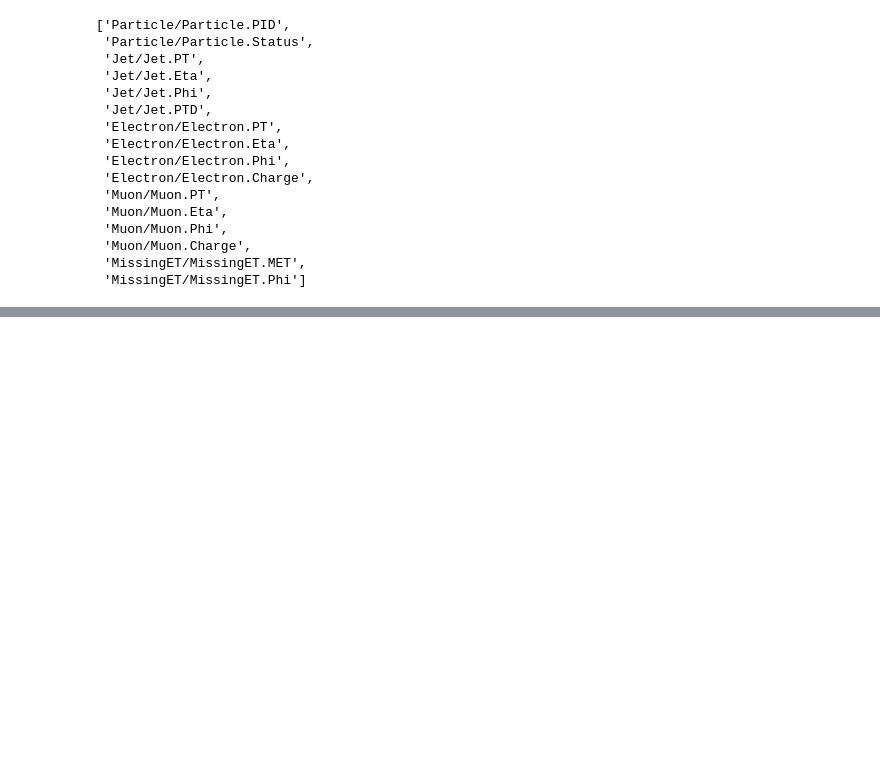
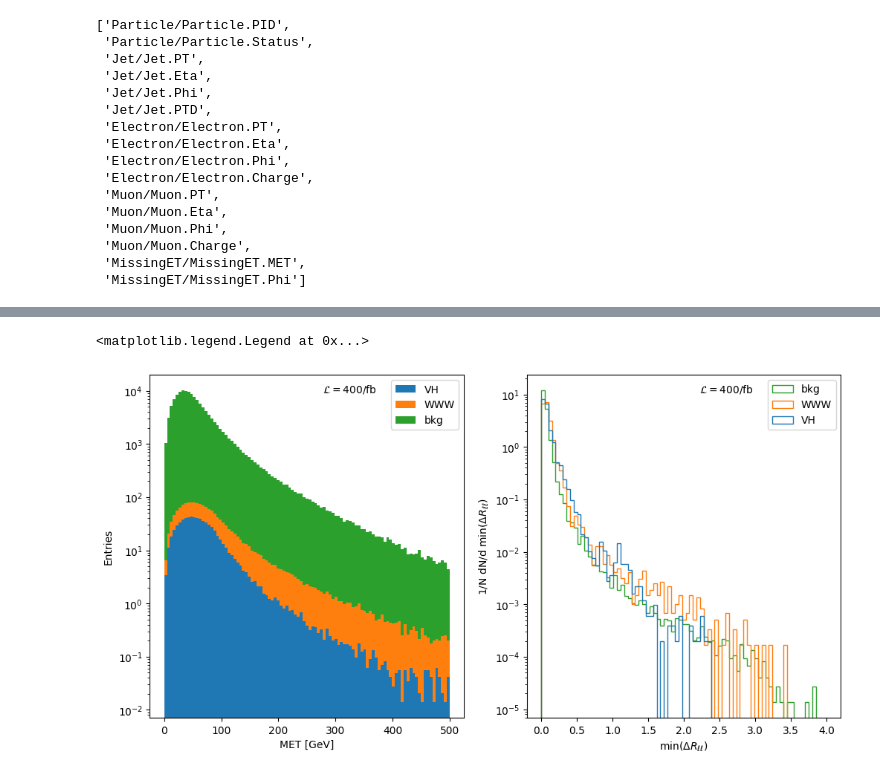
Before and after one commit to trinityrxse/PRISMA, a Jupyter notebook: analysis.ipynb, the cells around one changed output, grey strips where cells are left out. Saved outputs shown, nothing was run; the diff lists cells and outputs as text; code cells hidden in the pictures; blank space fills up the shorter version.

```diff
--- a/analysis.ipynb
+++ b/analysis.ipynb
@@ -350,25 +318,25 @@ print(l0s)
 # %%
 ntotal_VH=0
 nselected_VH=0
-ntotal_WWW=0
-nselected_WWW=0
 df_VH = None
 
 myfilter="/(MissingET.(MET|Phi)|Particle.(PID|Status)|Electron.(PT|Eta|Phi|Charge)|Muon.(PT|Eta|Phi|Charge)|Jet.(PT|Eta|Phi))/"
-batch_size=1000
+batch_size=5000
 iterator = uproot.iterate([f+":Delphes" for f in root_signal],step_size=batch_size, filter_name=myfilter)
 
 for batch in tqdm(iterator, total=N_root_sig//batch_size):
-    batch = batch_selector(batch, 0) #VH data
     higgs = checkHiggs(batch)
     presel = preselection(batch)
-    met, metPhi = get_MET(batch)
-    l0s, l1s, l2s = get_leptons(batch)
-    PT_l0, PT_l1, PT_l2, invarM_l0l1, invarM_l0l2, invarM_l1l2, invarM, \
+    ntotal_VH+=higgs.sum()
+    nselected_VH+=np.logical_and(higgs,presel).sum()
+
+    batch = batch_selector(batch, 0) #VH data
+
+    PT_l0, PT_l1, PT_l2, met, metPhi, invarM_l0l1, invarM_l0l2, invarM_l1l2, invarM, \
             transM_l0l1, transM_l0l2, transM_l1l2, \
             deltaeta_l0l1, deltaeta_l0l2, deltaeta_l1l2, \
             deltaangle_l0l1, deltaangle_l0l2, deltaangle_l1l2, \
-            dR_l0l1, dR_l0l2, dR_l1l2, totalP = get_data(batch, l0s, l1s, l2s)
+            dR_l0l1, dR_l0l2, dR_l1l2, totalP, dRmin = get_leptons(batch)
 
     dataset = {'PT_l0': PT_l0, 'PT_l1': PT_l1, 'PT_l2': PT_l2, 'met': met, 'metPhi': metPhi,
        'm_l0l1': invarM_l0l1, 'm_l0l2': invarM_l0l2, 'm_l1l2': invarM_l1l2, 'm_lll': invarM,
@@ -376,7 +344,7 @@ for batch in tqdm(iterator, total=N_root_sig//batch_size):
        'delEta_l0l1': deltaeta_l0l1, 'delEta_l0l2': deltaeta_l0l2, 'delEta_l1l2': deltaeta_l1l2,
       'delPhi_l0l1': deltaangle_l0l1, 'delPhi_l0l2': deltaangle_l0l2, 'delPhi_l1l2': deltaangle_l1l2,
       'delR_l0l1': dR_l0l1, 'delR_l0l2': dR_l0l2, 'delR_l1l2': dR_l1l2,
-        'sumPT': totalP} #make into dict
+        'sumPT': totalP, 'dRmin': dRmin} #make into dict
 
 
     if df_VH is not None:
@@ -386,10 +354,7 @@ for batch in tqdm(iterator, total=N_root_sig//batch_size):
     else:
         df_VH = pd.DataFrame(dataset)
 
-        ntotal_VH+=higgs.sum()
-        ntotal_WWW+=(~higgs).sum()
-        nselected_VH+=np.logical_and(higgs,presel).sum()
-        nselected_WWW+=np.logical_and(~higgs,presel).sum()
 
-#print("Preselection efficiency for VH events: %2.2f %%"%(100.*nselected_VH/ntotal_VH))
-#print("Preselection efficiency for WWW events: %2.2f %%"%(100.*nselected_WWW/ntotal_WWW))
+
+print("Preselection efficiency for VH events: %2.2f %%"%(100.*nselected_VH/ntotal_VH))
+df_VH.insert(loc=0, column='Type', value=0)
@@ -463,4 +465,4 @@ print("Preselection efficiency for WWW events: %2.2f %%"%(100.*nselected_WWW/nto
 # %%
-df_VH.insert(loc=0, column='Type', value=2)
-#df_WWW.insert(loc=0, column='Type', value=1)
+df_bkg.insert(loc=0, column='Type', value=2)
+df_bkg.head()
 # %% [output]
@@ -514,6 +476,3 @@ print("Preselection efficiency for background events: %2.2f %%"%(100.*nselected/
-# %%
-df_bkg.insert(loc=0, column='Type', value=0)
-df_bkg.head()
 # %%
 df_p=pd.concat([df_WWW, df_VH, df_bkg], axis=0, ignore_index=True)
 df_p.shape
@@ -538,25 +534,28 @@ weight_bkg=n_bkg/N_root_bgk
 # %%
 fig,ax=plt.subplots(1,2,figsize=(12,6))
 bins=np.linspace(0.,500.,100)
 ax[0].hist([df_VH['met'],df_WWW['met'],df_bkg['met']],bins=bins,
         weights=[np.full(df_VH['met'].shape,weight_sig),
                  np.full(df_WWW['met'].shape,weight_sig),
                  np.full(df_bkg['met'].shape,weight_bkg)],
         histtype='bar', stacked=True,label=["VH","WWW","bkg"])
 ax[0].set_yscale('log')
 ax[0].text(0.55,0.95,"${\\cal L}=%3.0f$/fb"%lumi,transform=ax[0].transAxes)
 ax[0].set_xlabel("MET [GeV]")
 ax[0].set_ylabel("Entries")
 ax[0].legend()
 
 bins=np.linspace(0.,4.,80)
-ax[1].hist([df_VH['DRll'],df_WWW['DRll'],df_bkg['DRll']],bins=bins,
-        weights=[np.full(df_VH['DRll'].shape,weight_sig),
-                 np.full(df_WWW['DRll'].shape,weight_sig),
-                 np.full(df_bkg['DRll'].shape,weight_bkg)],
+ax[1].hist([df_VH['dRmin'],df_WWW['dRmin'],df_bkg['dRmin']],bins=bins,
+        weights=[np.full(df_VH['dRmin'].shape,weight_sig),
+                 np.full(df_WWW['dRmin'].shape,weight_sig),
+                 np.full(df_bkg['dRmin'].shape,weight_bkg)],
         histtype='step', stacked=False,density=True,label=["VH","WWW","bkg"])
 ax[1].set_yscale('log')
 ax[1].text(0.55,0.95,"${\\cal L}=%3.0f$/fb"%lumi,transform=ax[1].transAxes)
 ax[1].set_xlabel("min($\\Delta R_{\\ell\\ell})$")
 ax[1].set_ylabel("1/N dN/d min($\\Delta R_{\\ell\\ell})$")
 ax[1].legend()
+# %% [output]
+<matplotlib.legend.Legend at 0x...>
+[figure, added]
```
Also changed, not shown: parts of 24 cells of this notebook, 2 other files.
